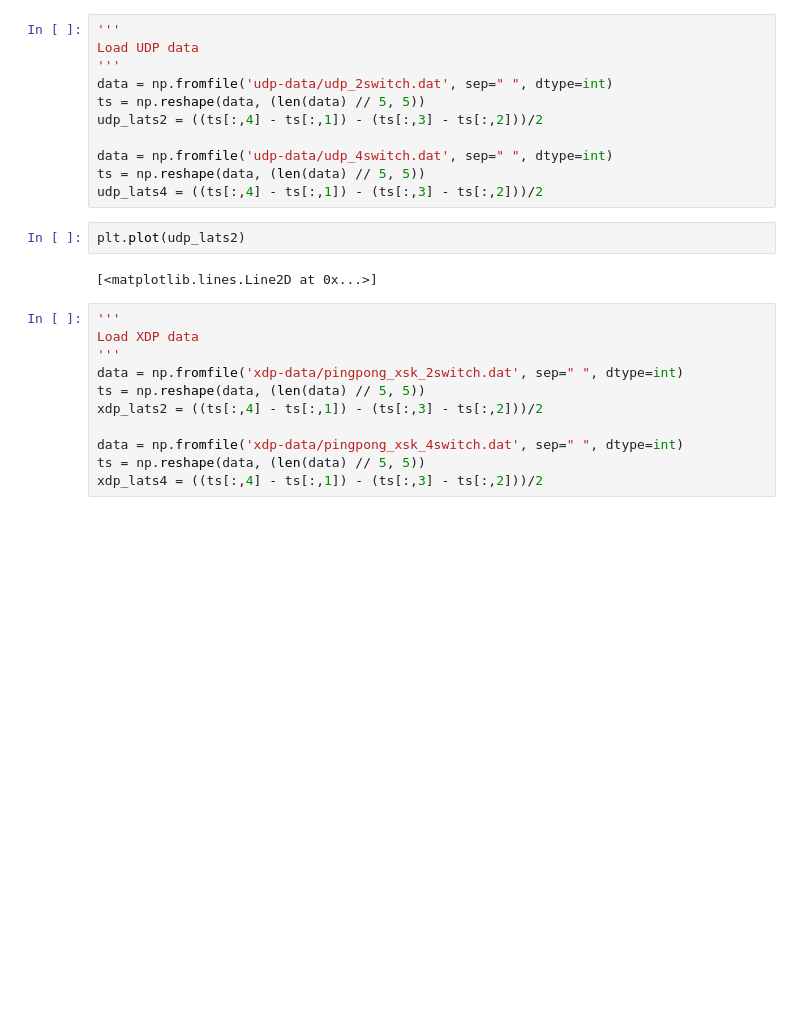
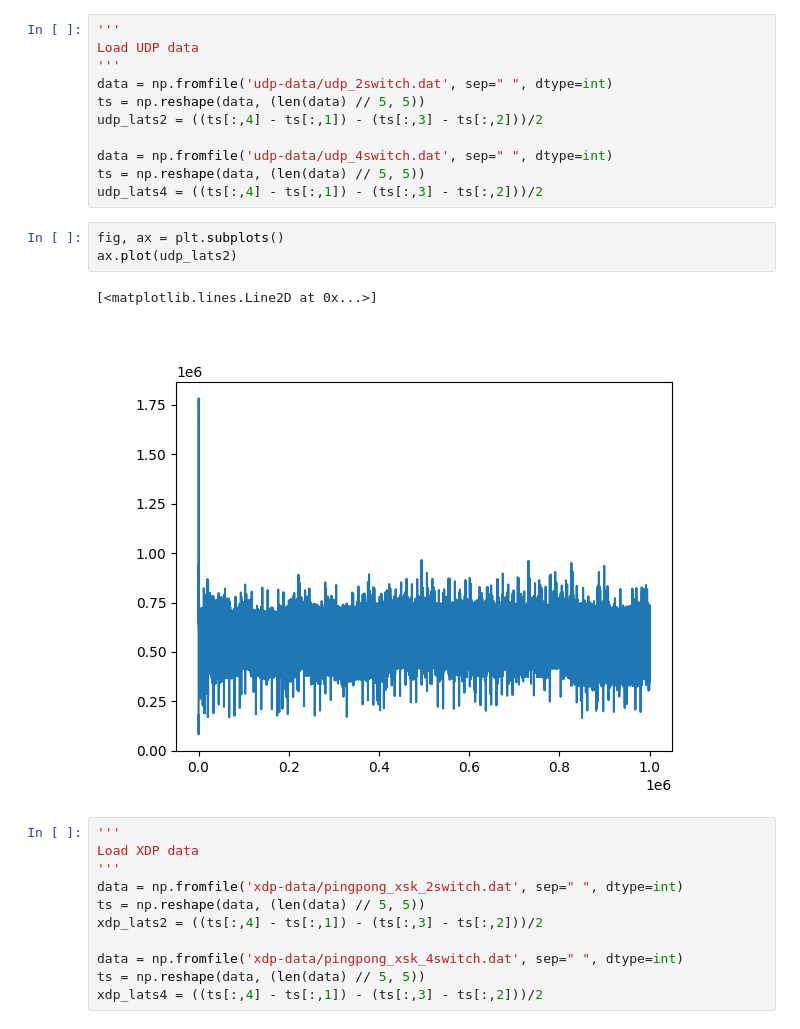
Before and after one commit to swystems/det-bypass, a Jupyter notebook: analysis/hwts/comparison.ipynb, the cells around one changed output. Saved outputs shown, nothing was run; the diff lists cells and outputs as text; blank space fills up the shorter version.

```diff
--- a/analysis/hwts/comparison.ipynb
+++ b/analysis/hwts/comparison.ipynb
@@ -116,9 +114,11 @@ data = np.fromfile('udp-data/udp_4switch.dat', sep=" ", dtype=int)
 ts = np.reshape(data, (len(data) // 5, 5))
 udp_lats4 = ((ts[:,4] - ts[:,1]) - (ts[:,3] - ts[:,2]))/2
 # %%
-plt.plot(udp_lats2)
+fig, ax = plt.subplots()
+ax.plot(udp_lats2)
 # %% [output]
 [<matplotlib.lines.Line2D at 0x...>]
+[figure, added]
 # %%
 '''
 Load XDP data
```
Also changed, not shown: parts of 2 cells of this notebook, 4 other files.
